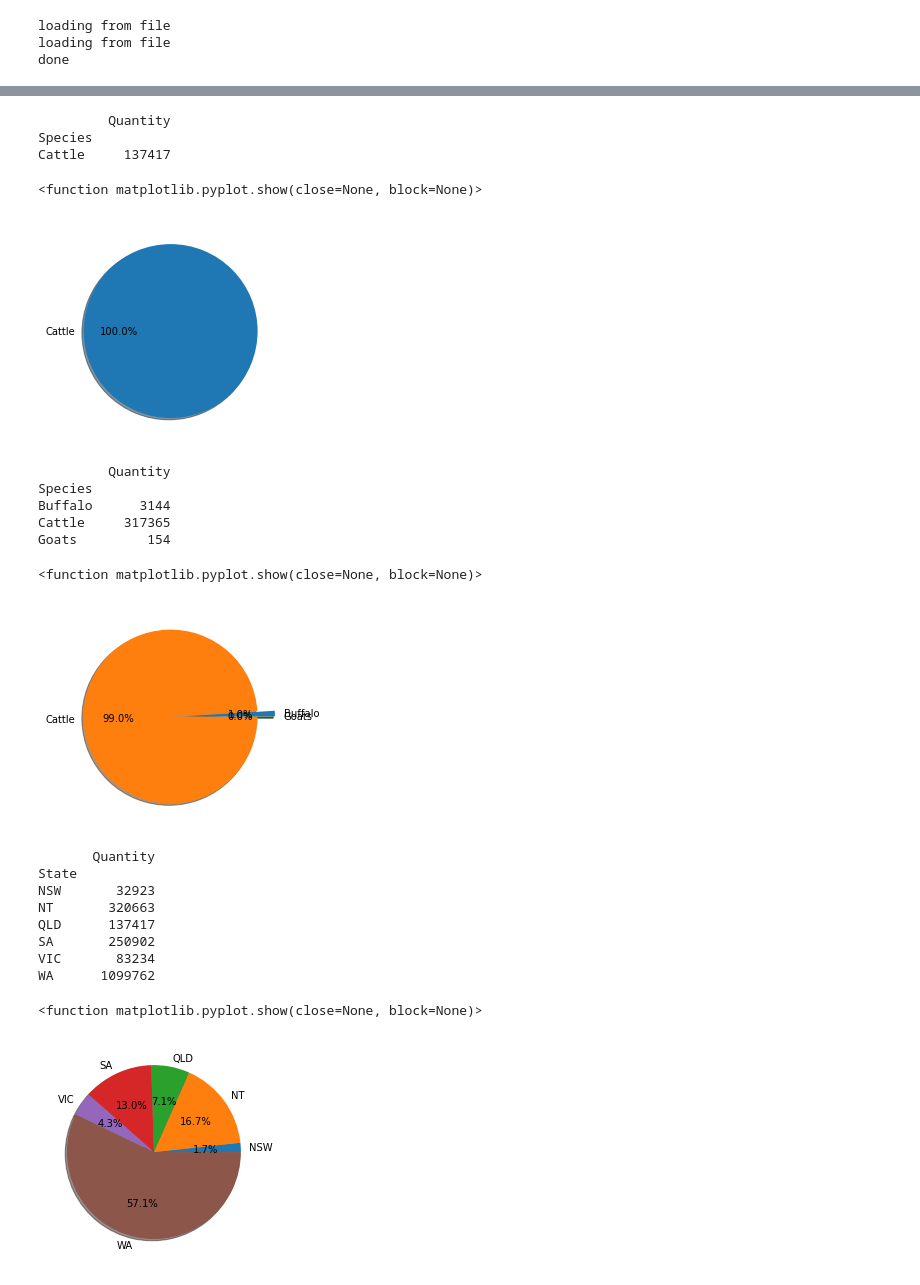
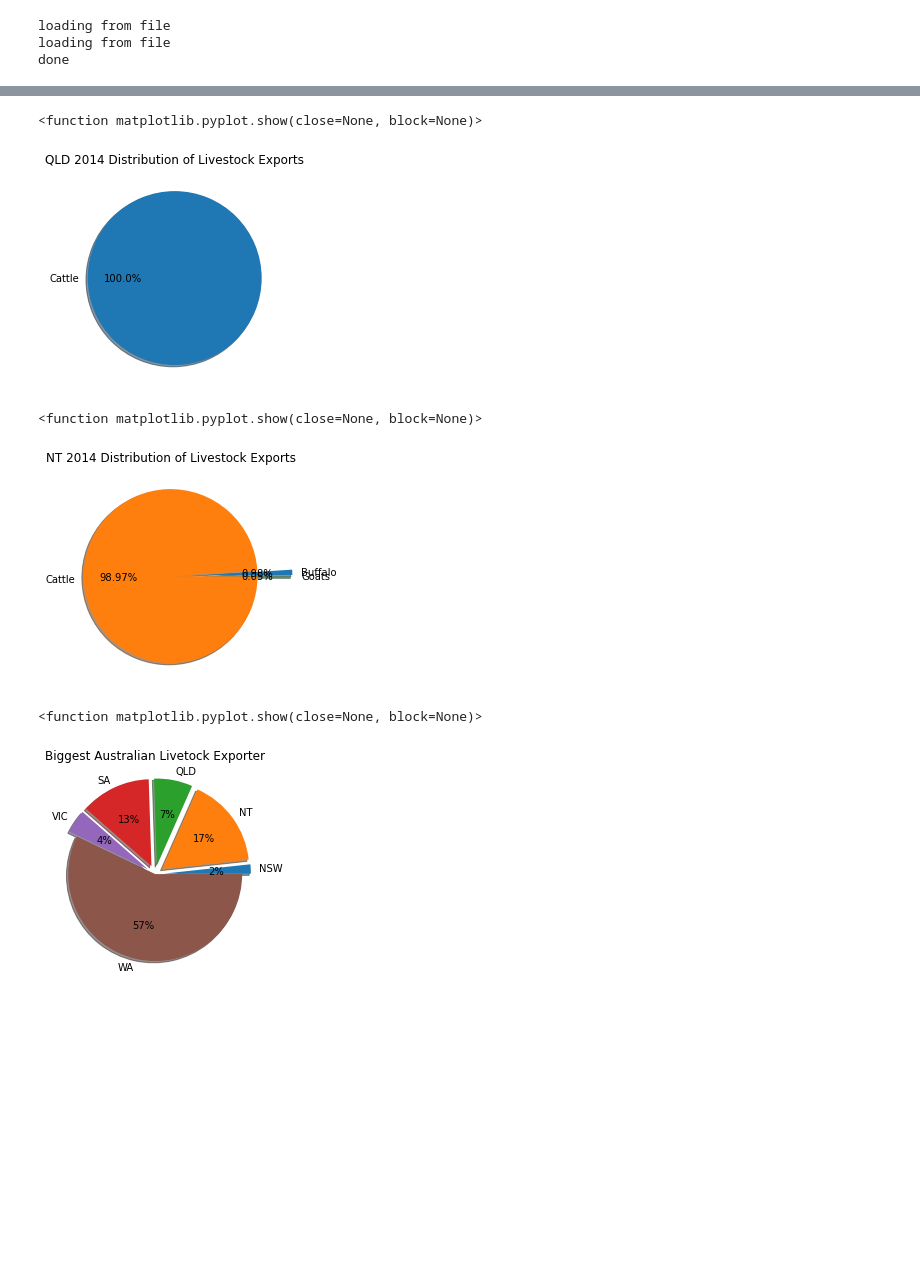
Before and after one commit to D-Wild/data_project, a Jupyter notebook: CODE.ipynb, the cells around one changed output, grey strips where cells are left out. Cells and saved outputs as stored; diff of their text form; code cells hidden in the pictures; blank space fills up the shorter version.

```diff
--- a/CODE.ipynb
+++ b/CODE.ipynb
@@ -143,62 +92,45 @@ print(qld_ld_2014_species_culled)
 
 Cattle = qld_ld_2014_species_culled.iloc[0,0]
 
+plt.title('QLD 2014 Distribution of Livestock Exports')
 plt.pie([Cattle], labels= ['Cattle'], shadow=True, autopct='%1.1f%%')
 plt.show
 # %% [output]
-         Quantity
-Species
-Cattle     137417
+<function matplotlib.pyplot.show(close=None, block=None)>
-<function matplotlib.pyplot.show(close=None, block=None)>
-[figure, old version]
+[figure, new version]
 # %%
 nt_ld_2014 = ld.loc[(ld['State'] == 'NT') & (ld['Year'] == 2014)]
 nt_ld_2014_species = nt_ld_2014.groupby(['Species']).sum()
 nt_ld_2014_species_culled = nt_ld_2014_species.drop(columns=['Year'])
 
-print(nt_ld_2014_species_culled)
-
 Buffalo = nt_ld_2014_species_culled.iloc[0,0]
 Cattle = nt_ld_2014_species_culled.iloc[1,0]
 Goats = nt_ld_2014_species_culled.iloc[2,0]
 
-plt.pie([Buffalo, Cattle, Goats], labels= ['Buffalo', 'Cattle', 'Goats'], shadow=True, autopct='%1.1f%%', explode= (0, 0.2, 0))
+plt.title('NT 2014 Distribution of Livestock Exports')
+plt.pie([Buffalo, Cattle, Goats], labels= ['Buffalo', 'Cattle', 'Goats'], shadow=True, autopct='%1.2f%%', explode= (0.4, 0, 0.4))
 plt.show
 # %% [output]
-         Quantity
-Species
-Buffalo      3144
-Cattle     317365
-Goats         154
+<function matplotlib.pyplot.show(close=None, block=None)>
-<function matplotlib.pyplot.show(close=None, block=None)>
-[figure, old version]
+[figure, new version]
 # %%
 ld_2014 = ld.loc[(ld['Year'] == 2014)]
 ld_2014_species = ld_2014.groupby(['State']).sum()
 ld_2014_species_culled = ld_2014_species.drop(columns=['Year'])
-
-print(ld_2014_species_culled)
 
 NSW = ld_2014_species_culled.iloc[0,0]
 NT = ld_2014_species_culled.iloc[1,0]
 QLD = ld_2014_species_culled.iloc[2,0]
 SA = ld_2014_species_culled.iloc[3,0]
 VIC = ld_2014_species_culled.iloc[4,0]
 WA = ld_2014_species_culled.iloc[5,0]
 
-plt.pie([NSW, NT, QLD, SA, VIC, WA], labels= ['NSW', 'NT', 'QLD', 'SA', 'VIC', 'WA'], shadow=True, autopct='%1.1f%%', explode= (0, 0, 0, 0, 0, 0))
+plt.title('Biggest Australian Livetock Exporter')
+plt.pie([NSW, NT, QLD, SA, VIC, WA], labels= ['NSW', 'NT', 'QLD', 'SA', 'VIC', 'WA'], shadow=True, autopct='%1.f%%', explode= (0.1, 0.1, 0.1, 0.1, 0.1, 0))
 plt.show
 # %% [output]
-       Quantity
-State
-NSW       32923
-NT       320663
-QLD      137417
-SA       250902
-VIC       83234
-WA      1099762
+<function matplotlib.pyplot.show(close=None, block=None)>
-<function matplotlib.pyplot.show(close=None, block=None)>
-[figure, old version]
+[figure, new version]
 # %%
 p_ld_2014 = ld.loc[(ld['Year'] == 2014)]
 p_ld_2014_purpose = p_ld_2014.groupby(['End Use']).sum()
```
Also changed, not shown: parts of 10 cells of this notebook.
